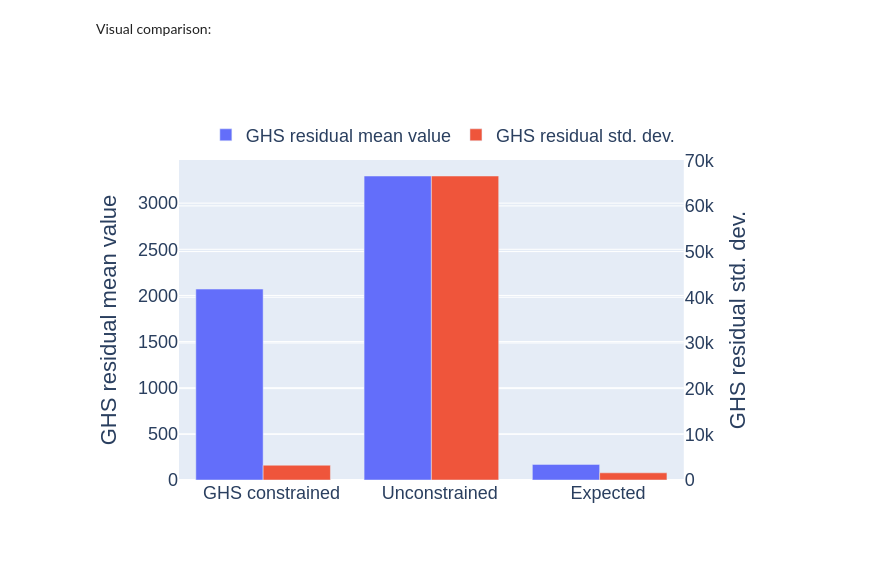
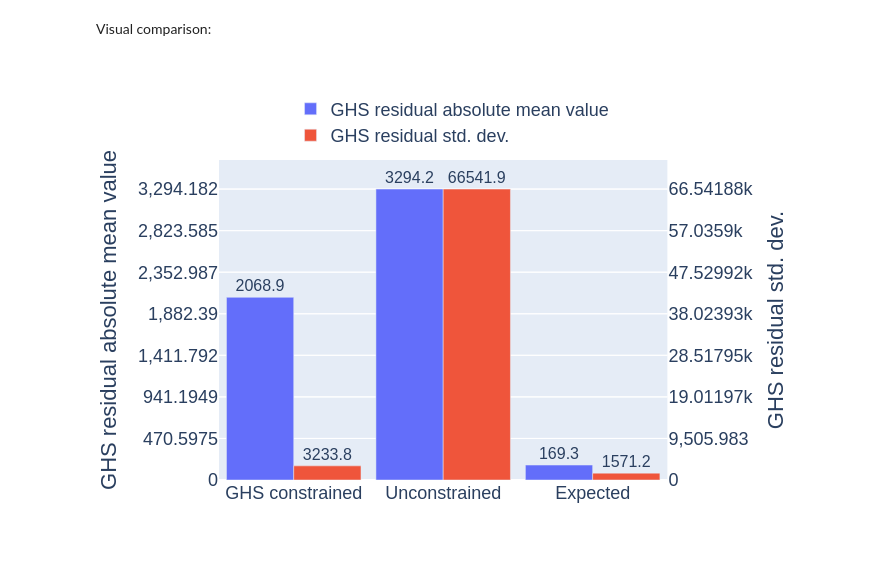
Before and after one commit to ThermoPhase-FCSRG/stdprops-ml, a Jupyter notebook: notebooks/consistent-stdprops-ml-predictions-pytorch.ipynb, the cells around one changed output. Cells and saved outputs as stored; diff of their text form; code cells hidden in the pictures.

Commit message:
Improve results plotting and figs standardization
Moreover, a plot for the NN architecture is added

```diff
--- a/notebooks/consistent-stdprops-ml-predictions-pytorch.ipynb
+++ b/notebooks/consistent-stdprops-ml-predictions-pytorch.ipynb
@@ -36,6 +36,7 @@ from skorch.callbacks import Callback, EpochScoring
 from pathlib import Path
 
 DATA_PATH = Path(os.environ.get("DATAPATH"))
+NOTEBOOKS_PATH = Path(os.environ.get("NOTEBOOKSPATH"))
 sklearn.set_config(transform_output="pandas")
 
 pio.renderers.default = "png"
@@ -48,3 +51,9 @@ random.seed(RANDOM_SEED)
+# %%
+RESULTS_PATH = Path(NOTEBOOKS_PATH / "outputs" / "consistent_ml_torch")
+RESULTS_PATH.mkdir(
+    parents=True, exist_ok=True,
+)
+is_saving_figure_enabled = True
 # %% [markdown]
 Set the number of threads to be used by `PyTorch`:
 # %%
@@ -1950,7 +2126,10 @@ fig.add_trace(
     go.Bar(
         x=stats_labels,
         y=np.abs([ghs_constrained_mean, unconstrained_mean, expected_mean]),
-        name="GHS residual mean value",
+        text=[f'{x:.1f}' for x in np.abs([ghs_constrained_mean, unconstrained_mean, expected_mean])],
+        textposition='outside',
+        name="GHS residual absolute mean value",
+        textfont=dict(size=16),
         offsetgroup=1,
     ),
     secondary_y=False,  # This trace goes on the primary y-axis
@@ -1961,37 +2140,65 @@ fig.add_trace(
     go.Bar(
         x=stats_labels,
         y=[ghs_constrained_std_dev, unconstrained_std_dev, expected_std_dev],
+        text=[f'{x:.1f}' for x in [ghs_constrained_std_dev, unconstrained_std_dev, expected_std_dev]],
+        textposition='outside',
         name="GHS residual std. dev.",
+        textfont=dict(size=16),
         offsetgroup=2,
     ),
     secondary_y=True,  # This trace goes on the secondary y-axis
 )
 
+# Set the number of ticks you want
+num_ticks = 8
+
+# Calculate tick values for the primary y-axis
+max_primary = max(np.abs([ghs_constrained_mean, unconstrained_mean, expected_mean]))
+primary_tickvals = np.linspace(0, max_primary, num_ticks)
+
+# Calculate tick values for the secondary y-axis
+max_secondary = max([ghs_constrained_std_dev, unconstrained_std_dev, expected_std_dev])
+secondary_tickvals = np.linspace(0, max_secondary, num_ticks)
+
 # Set y-axes titles
-fig.update_yaxes(title_text="GHS residual mean value", secondary_y=False)
-fig.update_yaxes(title_text="GHS residual std. dev.", secondary_y=True)
+fig.update_yaxes(
+    title_text="GHS residual absolute mean value",
+    secondary_y=False,
+    tickvals=primary_tickvals,
+    range=[0, max_primary * 1.1],
+)
+fig.update_yaxes(
+    title_text="GHS residual std. dev.",
+    secondary_y=True,
+    tickvals=secondary_tickvals,
+    range=[0, max_secondary * 1.1]
+)
 
 # Calculate new x-values for the second trace to offset the bars
-offset = 0.1  # This value might need to be adjusted
+offset = 0.0  # This value might need to be adjusted
 fig.update_layout(
     xaxis=dict(
         tickmode='array',
         # Position the tick in the middle of the grouped bars
         tickvals=[i + offset/2 for i in range(len(stats_labels))],
         ticktext=stats_labels
     ),
     legend=dict(
         orientation="h",
         yanchor="bottom",
         y=1.02,
         xanchor="left",
-        x=0.05
+        x=0.15
     ),
     font=dict(
         size=18,
     ),
+    bargap=0.1
 )
 
+if is_saving_figure_enabled:
+    fig.write_image(RESULTS_PATH / "GHS_residuals_means_and_stddev.png")
+
 fig.show()
 # %% [output]
-[figure, old version]
+[figure, new version]
```
Also changed, not shown: parts of 20 cells of this notebook, 1 other file.
